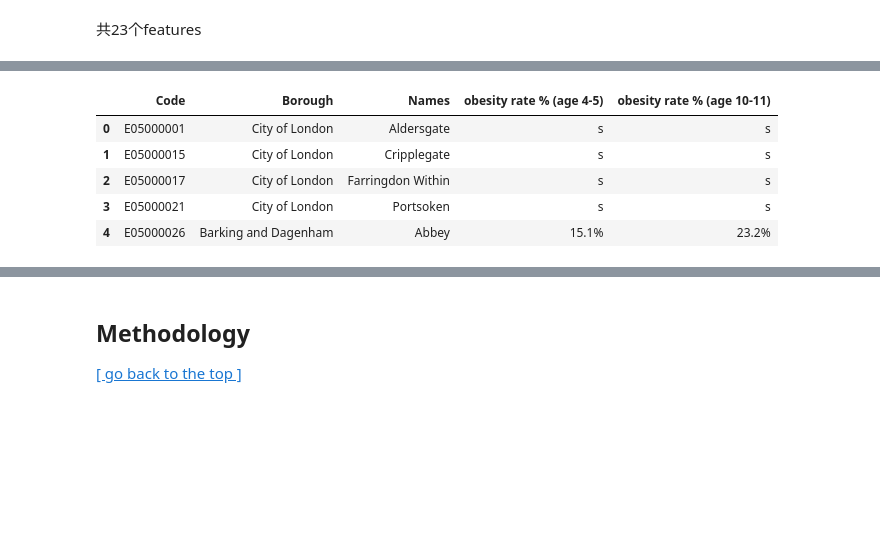
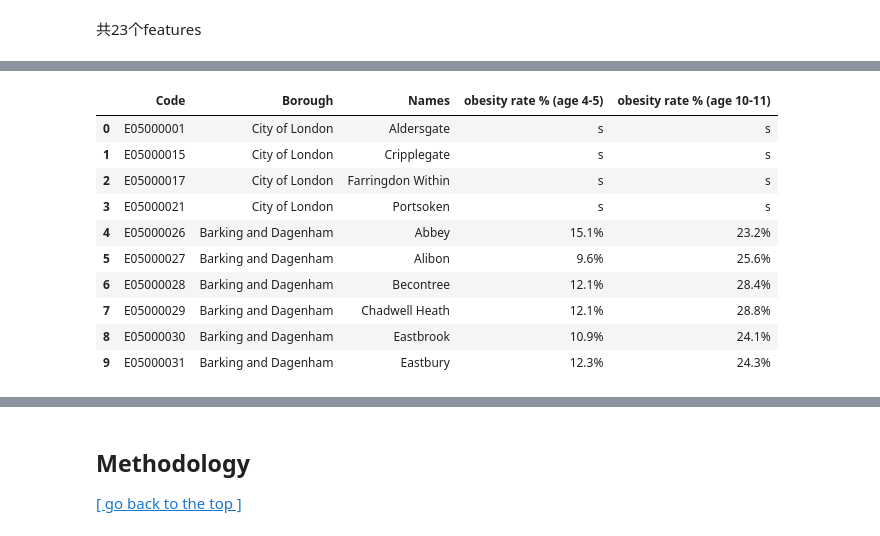
Before and after one commit to mixedmint/DSSS, a Jupyter notebook: childhood obesity.ipynb, the cells around one changed output, grey strips where cells are left out. Saved outputs shown, nothing was run; the diff lists cells and outputs as text; code cells hidden in the pictures; blank space fills up the shorter version.

Commit message:
data pre-processing

```diff
--- a/childhood obesity.ipynb
+++ b/childhood obesity.ipynb
@@ -121,10 +132,16 @@ Hammond R. et al. (2019) ‘Predicting childhood obesity using electronic health
 # %%
+# Load childhood obesity prvalance data
 obesity = pd.read_csv("https://raw.githubusercontent.com/mixedmint/DSSS/refs/heads/main/data/children_obesity_2010-2013.csv")
-obesity.head()
+obesity.head(10)
 # %% [output]
 |  | Code | Borough | Names | obesity rate % (age 4-5) | obesity rate % (age 10-11) |
 | 0 | E05000001 | City of London | Aldersgate | s | s |
 | 1 | E05000015 | City of London | Cripplegate | s | s |
 | 2 | E05000017 | City of London | Farringdon Within | s | s |
 | 3 | E05000021 | City of London | Portsoken | s | s |
 | 4 | E05000026 | Barking and Dagenham | Abbey | 15.1% | 23.2% |
+| 5 | E05000027 | Barking and Dagenham | Alibon | 9.6% | 25.6% |
+| 6 | E05000028 | Barking and Dagenham | Becontree | 12.1% | 28.4% |
+| 7 | E05000029 | Barking and Dagenham | Chadwell Heath | 12.1% | 28.8% |
+| 8 | E05000030 | Barking and Dagenham | Eastbrook | 10.9% | 24.1% |
+| 9 | E05000031 | Barking and Dagenham | Eastbury | 12.3% | 24.3% |
```
Also changed, not shown: parts of 22 cells of this notebook, 2 other files.
